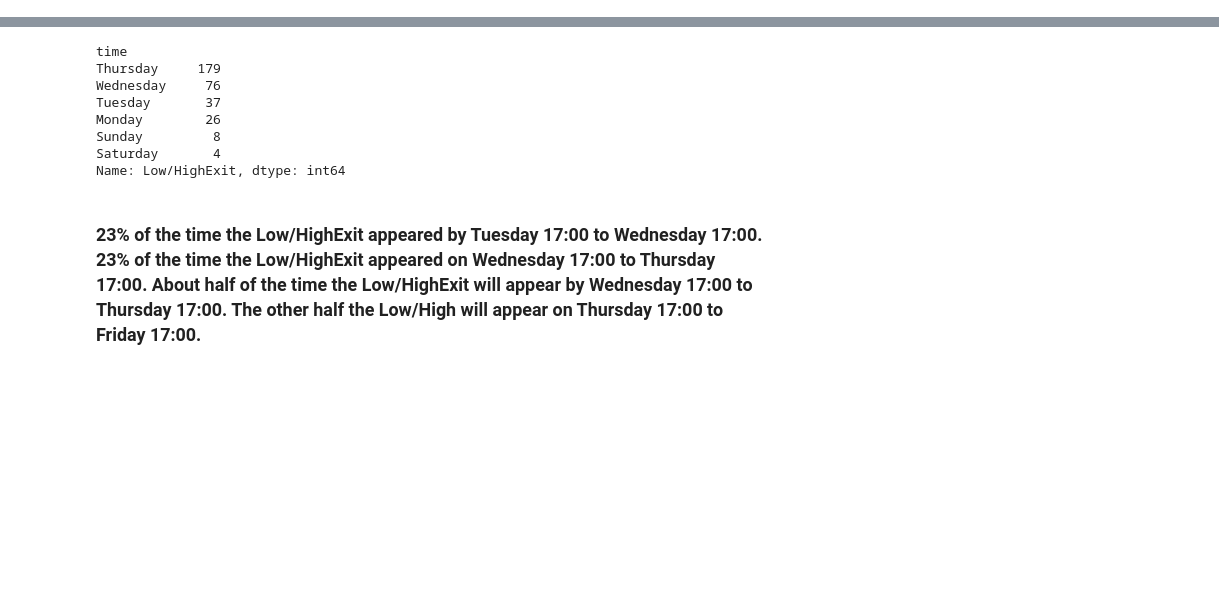
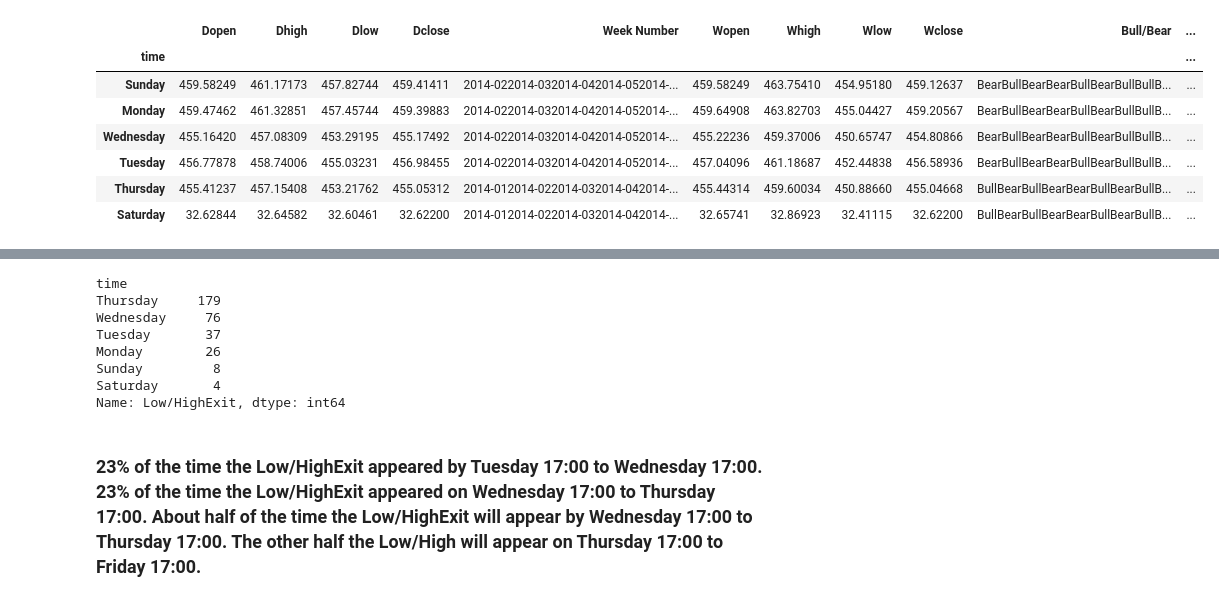
Before and after one commit to Williamdst/Springboard-DSC, a Jupyter notebook: 20.3_Dataset-Analysis/GBPUSD-Profile.ipynb, the cells around one changed output, grey strips where cells are left out. Cells and saved outputs as stored; diff of their text form; code cells hidden in the pictures; blank space fills up the shorter version.

```diff
--- a/20.3_Dataset-Analysis/GBPUSD-Profile.ipynb
+++ b/20.3_Dataset-Analysis/GBPUSD-Profile.ipynb
@@ -104,0 +172,30 @@ ext1["Low/HighExit"] = ext1.aggregate(isLowHighExit, axis='columns')
+# %%
+def isLowHighExit(row):
+    """
+    Determines if the day was the high of the week, when the week turned out to be bullish
+    or
+    If the day was the low of the week, when the week turned out to be bearish
+    """
+    if row["Wopen"] < row["Wclose"]: #Bullish Case
+        if row['Dhigh'] == row["Whigh"]:
+            return 1
+        else:
+            return 0
+    else: #Bearish Case
+        if row["Dlow"] == row["Wlow"]:
+            return 1
+        else:
+            return 0
+# %%
+no_dates_df["Low/High-Exit"] = no_dates_df.aggregate(isLowHighExit, axis='columns')
+# %%
+no_dates_df
+# %% [output]
+|  | Dopen | Dhigh | Dlow | Dclose | Week Number | Wopen | Whigh | Wlow | Wclose | Bull/Bear | ... |
+| time |  |  |  |  |  |  |  |  |  |  | ... |
+| Sunday | 459.58249 | 461.17173 | 457.82744 | 459.41411 | 2014-022014-032014-042014-052014-... | 459.58249 | 463.75410 | 454.95180 | 459.12637 | BearBullBearBearBullBearBullBullB... | ... |
+| Monday | 459.47462 | 461.32851 | 457.45744 | 459.39883 | 2014-022014-032014-042014-052014-... | 459.64908 | 463.82703 | 455.04427 | 459.20567 | BearBullBearBearBullBearBullBullB... | ... |
+| Wednesday | 455.16420 | 457.08309 | 453.29195 | 455.17492 | 2014-022014-032014-042014-052014-... | 455.22236 | 459.37006 | 450.65747 | 454.80866 | BearBullBearBearBullBearBullBullB... | ... |
+| Tuesday | 456.77878 | 458.74006 | 455.03231 | 456.98455 | 2014-022014-032014-042014-052014-... | 457.04096 | 461.18687 | 452.44838 | 456.58936 | BearBullBearBearBullBearBullBullB... | ... |
+| Thursday | 455.41237 | 457.15408 | 453.21762 | 455.05312 | 2014-012014-022014-032014-042014-... | 455.44314 | 459.60034 | 450.88660 | 455.04668 | BullBearBullBearBearBullBearBullB... | ... |
+| Saturday | 32.62844 | 32.64582 | 32.60461 | 32.62200 | 2014-012014-022014-032014-042014-... | 32.65741 | 32.86923 | 32.41115 | 32.62200 | BullBearBullBearBearBullBearBullB... | ... |
```
Also changed, not shown: parts of 46 cells of this notebook.
